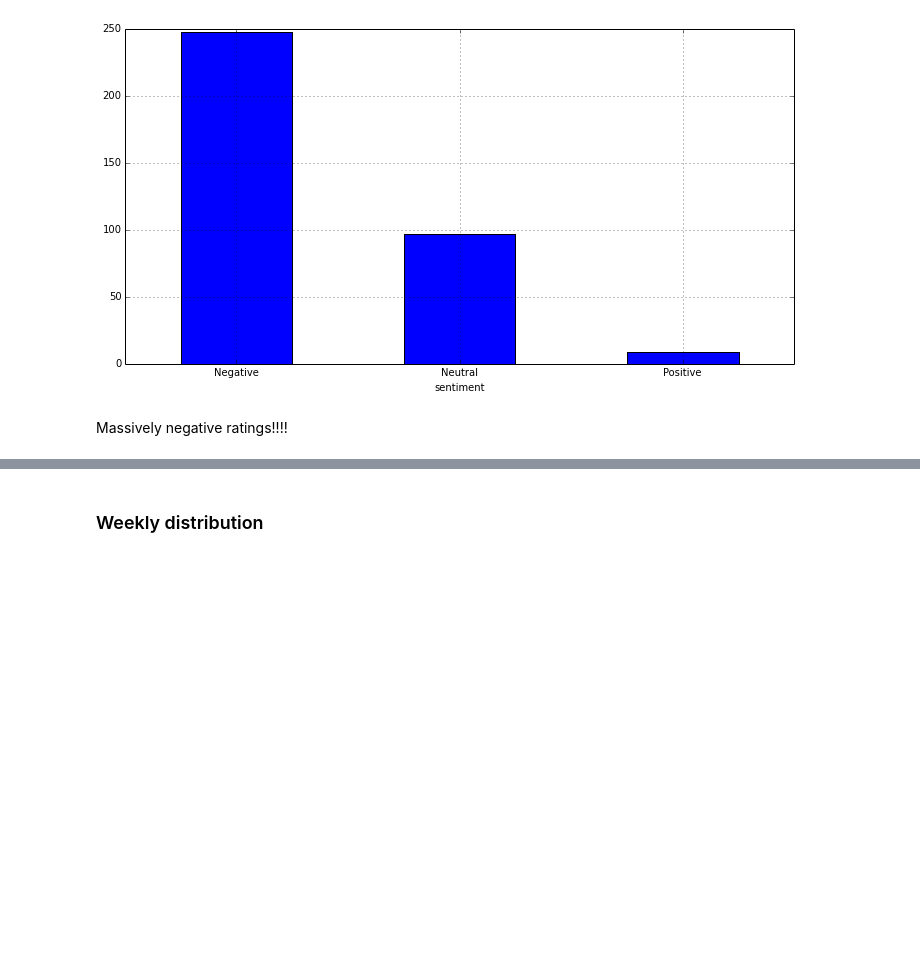
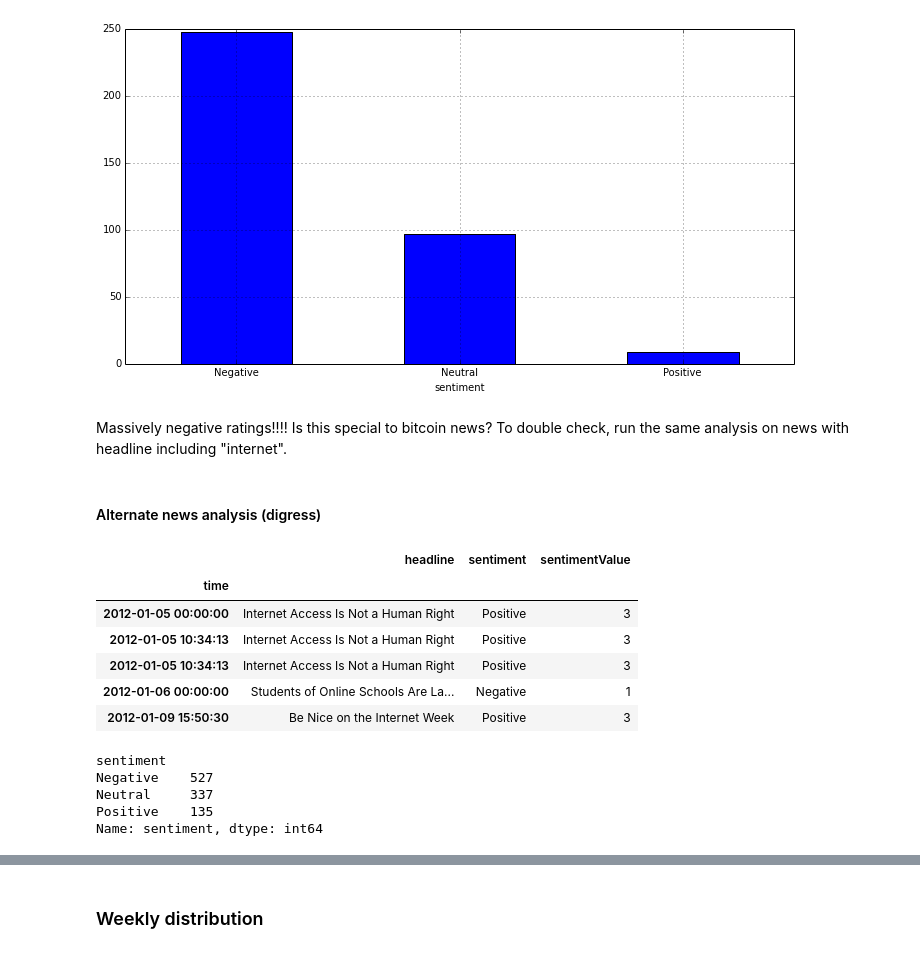
Before and after one commit to yyl/btc-price-analysis, a Jupyter notebook: notes/news_analysis.ipynb, the cells around one changed output, grey strips where cells are left out. Drawn from its saved outputs; the diff is of its cells as text; code cells hidden in the pictures; blank space fills up the shorter version.

```diff
--- a/notes/news_analysis.ipynb
+++ b/notes/news_analysis.ipynb
@@ -39,5 +39,27 @@ score_data.groupby("sentiment").sentiment.count().plot(kind='bar',rot=0)
 # %% [output]
 <matplotlib.axes.AxesSubplot at 0x...>
 [figure]
-# %% [markdown]
-Massively negative ratings!!!!
+# %% [markdown]
+Massively negative ratings!!!! Is this special to bitcoin news? To double check, run the same analysis on news with headline including "internet".
+# %% [markdown]
+#### Alternate news analysis (digress)
+# %%
+internet_news = pd.read_csv("../data/nyt_internet_with_score.csv", index_col='time',
+                   parse_dates=[0], date_parser=lambda x: datetime.datetime.strptime(x, time_format))
+internet_news.head()
+# %% [output]
+|  | headline | sentiment | sentimentValue |
+| time |  |  |  |
+| 2012-01-05 00:00:00 | Internet Access Is Not a Human Right | Positive | 3 |
+| 2012-01-05 10:34:13 | Internet Access Is Not a Human Right | Positive | 3 |
+| 2012-01-05 10:34:13 | Internet Access Is Not a Human Right | Positive | 3 |
+| 2012-01-06 00:00:00 | Students of Online Schools Are La... | Negative | 1 |
+| 2012-01-09 15:50:30 | Be Nice on the Internet Week | Positive | 3 |
+# %%
+internet_news.groupby("sentiment").sentiment.count()
+# %% [output]
+sentiment
+Negative    527
+Neutral     337
+Positive    135
+Name: sentiment, dtype: int64
```
Also changed, not shown: parts of 8 cells of this notebook, 3 other files.
